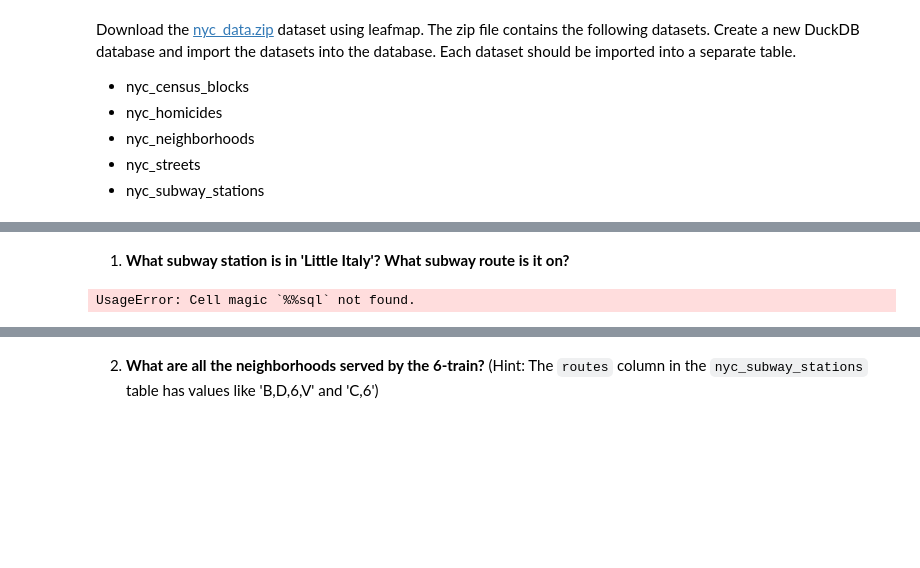
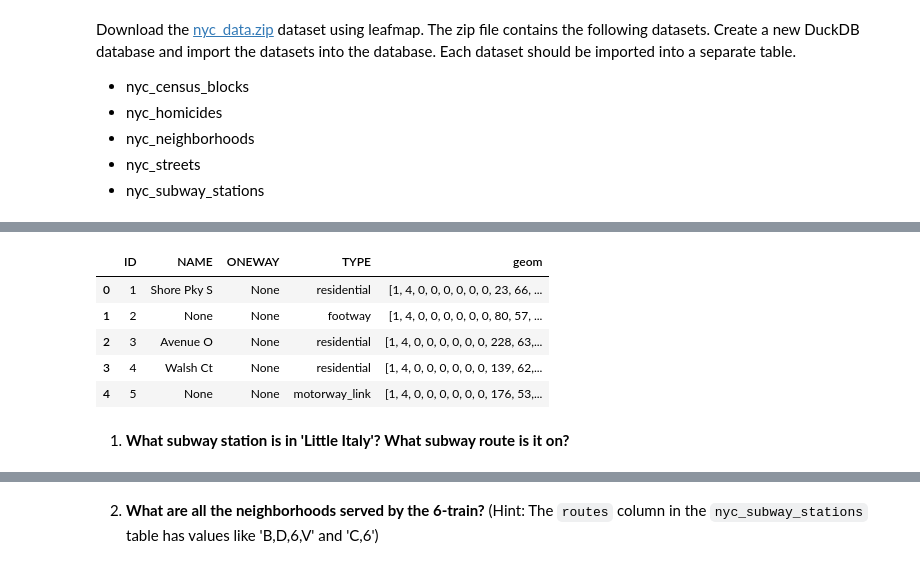
Before and after one commit to luxuryLIu/F21ASFinalProject, a Jupyter notebook: notebooks/W04_postgis2.ipynb, the cells around one changed output, grey strips where cells are left out. Cells and saved outputs as stored; diff of their text form; code cells hidden in the pictures; blank space fills up the shorter version.

```diff
--- a/notebooks/W04_postgis2.ipynb
+++ b/notebooks/W04_postgis2.ipynb
@@ -56,16 +120,11 @@ Download the [nyc_data.zip](https://github.com/opengeos/data/raw/main/duckdb/nyc
+# %%
+con.sql("SELECT * FROM nyc_streets").df().head()
+# %% [output]
+|  | ID | NAME | ONEWAY | TYPE | geom |
+| 0 | 1 | Shore Pky S | None | residential | [1, 4, 0, 0, 0, 0, 0, 0, 23, 66, ... |
+| 1 | 2 | None | None | footway | [1, 4, 0, 0, 0, 0, 0, 0, 80, 57, ... |
+| 2 | 3 | Avenue O | None | residential | [1, 4, 0, 0, 0, 0, 0, 0, 228, 63,... |
+| 3 | 4 | Walsh Ct | None | residential | [1, 4, 0, 0, 0, 0, 0, 0, 139, 62,... |
+| 4 | 5 | None | None | motorway_link | [1, 4, 0, 0, 0, 0, 0, 0, 176, 53,... |
 # %% [markdown]
 1. **What subway station is in \'Little Italy\'? What subway route is it on?**
-# %%
-%%sql
-INSTALL httpfs;
-LOAD httpfs;
-INSTALL spatial;
-LOAD spatial;
-
-# Download the nyc_data.zip file
-leafmap.download_file(
-    url="https://github.com/opengeos/data/raw/main/duckdb/nyc_data.zip",
-    output="nyc_data.zip",
-)
-# %% [output]
-UsageError: Cell magic `%%sql` not found.
```
Also changed, not shown: parts of 20 cells of this notebook.
